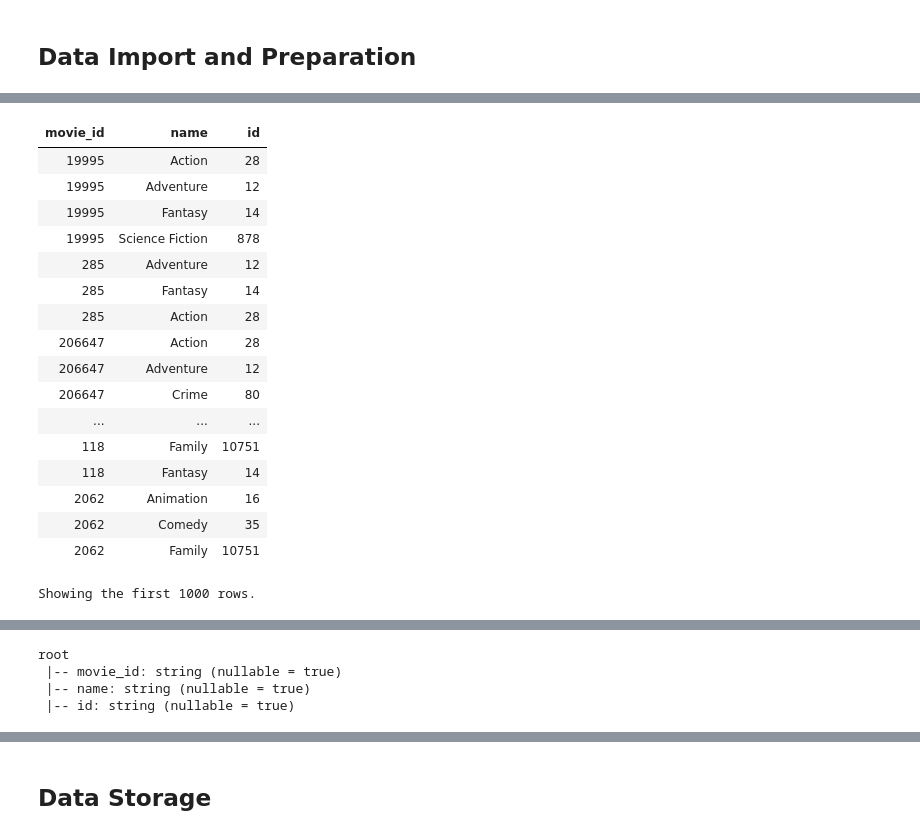
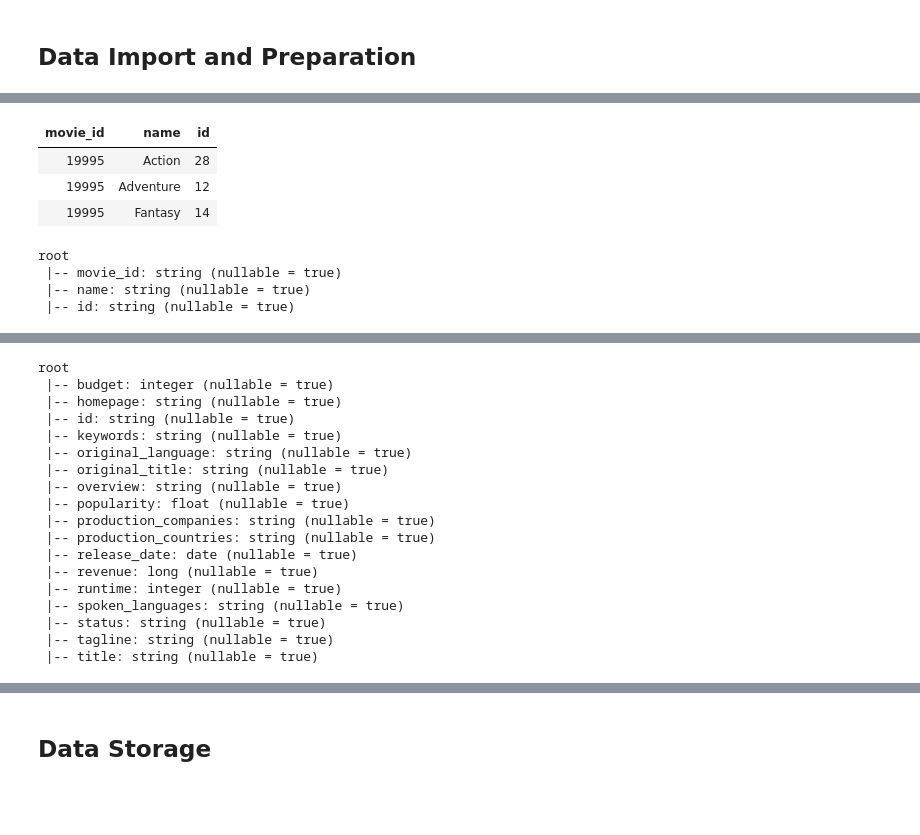
Before and after one commit to timo282/Big_Data_Storage-Movie_Ratings, a Jupyter notebook: Exam_Big_Data_Storage_Notebook.ipynb, the cells around one changed output, grey strips where cells are left out. Saved outputs shown, nothing was run; the diff lists cells and outputs as text; code cells hidden in the pictures; blank space fills up the shorter version.

```diff
--- a/Exam_Big_Data_Storage_Notebook.ipynb
+++ b/Exam_Big_Data_Storage_Notebook.ipynb
@@ -180,40 +174,43 @@ root
 # %%
 # Pre-Processing:
 # movies dataframe
+"""
+# extract genres from movie dataframe and normalize the column in a separate dataframe
+# json.loads() does not work here, therefore ast.literal_eval() is used to convert the json-string to a dictionary list (does basically the same as json.loads())
+"""
 
-import ast
-from pyspark.sql.types import DateType
+df_genres = df_movies_in.withColumnRenamed("id", "movie_id").rdd.map(lambda x: (x[3],
+                                                                                ast.literal_eval(x[1].replace('\"id\": ','\"id\": \"') # add quotes -> "convert" id to string
+                                                                                                     .replace(', \"name\"','\", \"name\"'))
+                                                                               )
+                                                                    ).toDF(["movie_id", "genres"])
 
-df_genres = df_movies_in.withColumnRenamed("id", "movie_id").rdd.map(lambda x: (x[3], ast.literal_eval(x[1].replace('\"id\": ','\"id\": \"').replace(', \"name\"','\", \"name\"')))).toDF(["movie_id", "genres"])
-rdd = df_genres.select(df_genres.movie_id,explode(df_genres.genres)).rdd.map(lambda x: (x[0], x[1]["name"], x[1]["id"]))
-genres_schema = StructType([
+rdd = df_genres.select(df_genres.movie_id, explode(df_genres.genres)).rdd.map(lambda x: (x[0],
+                                                                                         x[1]["name"],
+                                                                                         x[1]["id"]
+                                                                                        )
+                                                                             )
+genres_schema = StructType([ # schema for new genre dataframe
     StructField("movie_id", StringType(),True),
     StructField("name", StringType(),True),
     StructField("id", StringType(),True)
   ])
+
 df_genres = spark.createDataFrame(rdd, genres_schema)
-df_genres.display()
+df_genres.limit(3).display()
 df_genres.printSchema()
 
-df_movies = df_movies_in.drop("genres")
-df_movies.display()
+# note: other columns (such as "keywords") could also be normalized, but since they are not used in the tasks below, we refrain from doing so (would be the same procedere as for genres)
+
+df_movies = df_movies_in.drop("genres") # genres column can now be dropped as it is already in the newly created dataframe
+df_movies.limit(3).display()
 df_movies.printSchema()
 # %% [output]
 | movie_id | name | id |
 | 19995 | Action | 28 |
 | 19995 | Adventure | 12 |
 | 19995 | Fantasy | 14 |
-| 19995 | Science Fiction | 878 |
-| 285 | Adventure | 12 |
-| 285 | Fantasy | 14 |
-| 285 | Action | 28 |
-| 206647 | Action | 28 |
-| 206647 | Adventure | 12 |
-| 206647 | Crime | 80 |
-| ... | ... | ... |
-| 118 | Family | 10751 |
-| 118 | Fantasy | 14 |
-| 2062 | Animation | 16 |
-| 2062 | Comedy | 35 |
-| 2062 | Family | 10751 |
-Showing the first 1000 rows.
+root
+ |-- movie_id: string (nullable = true)
+ |-- name: string (nullable = true)
+ |-- id: string (nullable = true)
@@ -220,4 +221,18 @@ Showing the first 1000 rows.
 root
- |-- movie_id: string (nullable = true)
- |-- name: string (nullable = true)
+ |-- budget: integer (nullable = true)
+ |-- homepage: string (nullable = true)
  |-- id: string (nullable = true)
+ |-- keywords: string (nullable = true)
+ |-- original_language: string (nullable = true)
+ |-- original_title: string (nullable = true)
+ |-- overview: string (nullable = true)
+ |-- popularity: float (nullable = true)
+ |-- production_companies: string (nullable = true)
+ |-- production_countries: string (nullable = true)
+ |-- release_date: date (nullable = true)
+ |-- revenue: long (nullable = true)
+ |-- runtime: integer (nullable = true)
+ |-- spoken_languages: string (nullable = true)
+ |-- status: string (nullable = true)
+ |-- tagline: string (nullable = true)
+ |-- title: string (nullable = true)
```
Also changed, not shown: parts of 32 cells of this notebook.
